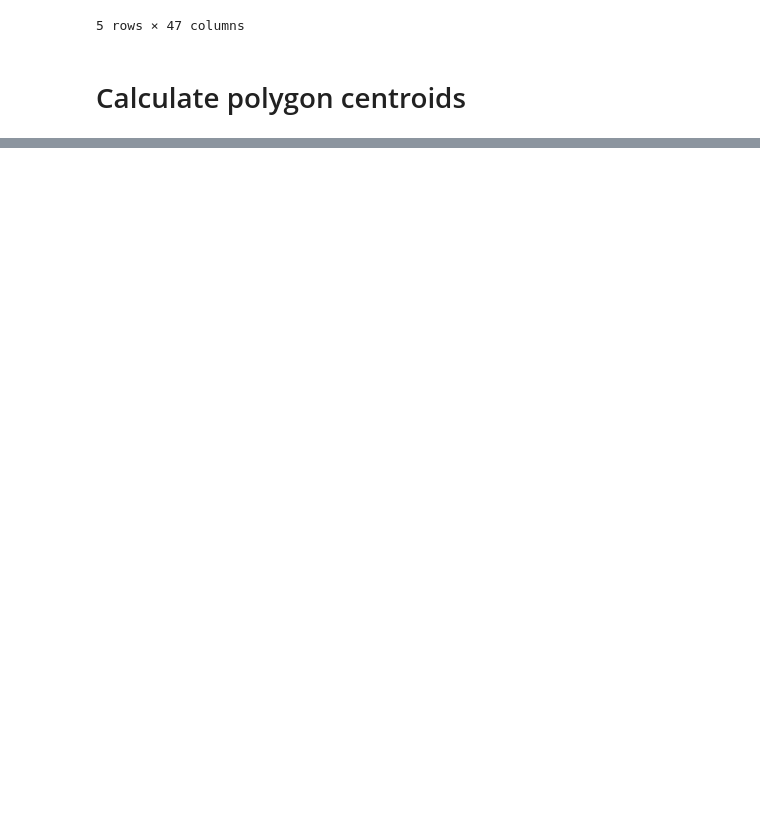
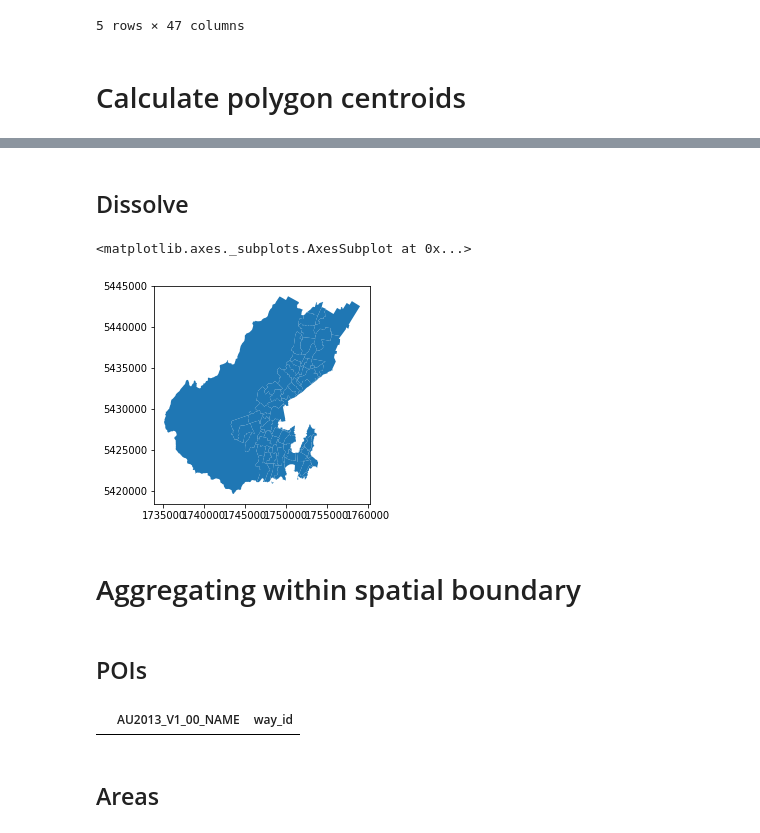
Before and after one commit to shriv/nikola-test-blog, a Jupyter notebook: posts/a-test-notebook/index.ipynb, the cells around one changed output, grey strips where cells are left out. Saved outputs shown, nothing was run; the diff lists cells and outputs as text; code cells hidden in the pictures; blank space fills up the shorter version.

```diff
--- a/posts/a-test-notebook/index.ipynb
+++ b/posts/a-test-notebook/index.ipynb
@@ -107,0 +146,12 @@ osmdf_centroids = osmdf_clean.groupby('way_id').agg({'lat': 'mean', 'lon': 'mean
+# %% [markdown]
+## Dissolve
+# %%
+wlg_area_unit_from_mesh = wlg_mesh.dissolve(by='AreaUnitName')
+wlg_area_unit_from_mesh.plot()
+# %% [output]
+<matplotlib.axes._subplots.AxesSubplot at 0x...>
+[figure, added]
+# %% [markdown]
+# Aggregating within spatial boundary
+# %% [markdown]
+## POIs
@@ -107,0 +163,11 @@ osmdf_centroids = osmdf_clean.groupby('way_id').agg({'lat': 'mean', 'lon': 'mean
+# %%
+(bldgs_wgtn
+ .groupby('AU2013_V1_00_NAME')
+ .agg({'way_id': 'count'})
+ .reset_index()
+ .sort_values('way_id', ascending=False)
+ .head(10))
+# %% [output]
+|  | AU2013_V1_00_NAME | way_id |
+# %% [markdown]
+## Areas
```
Also changed, not shown: parts of 39 cells of this notebook, 4 other files.
